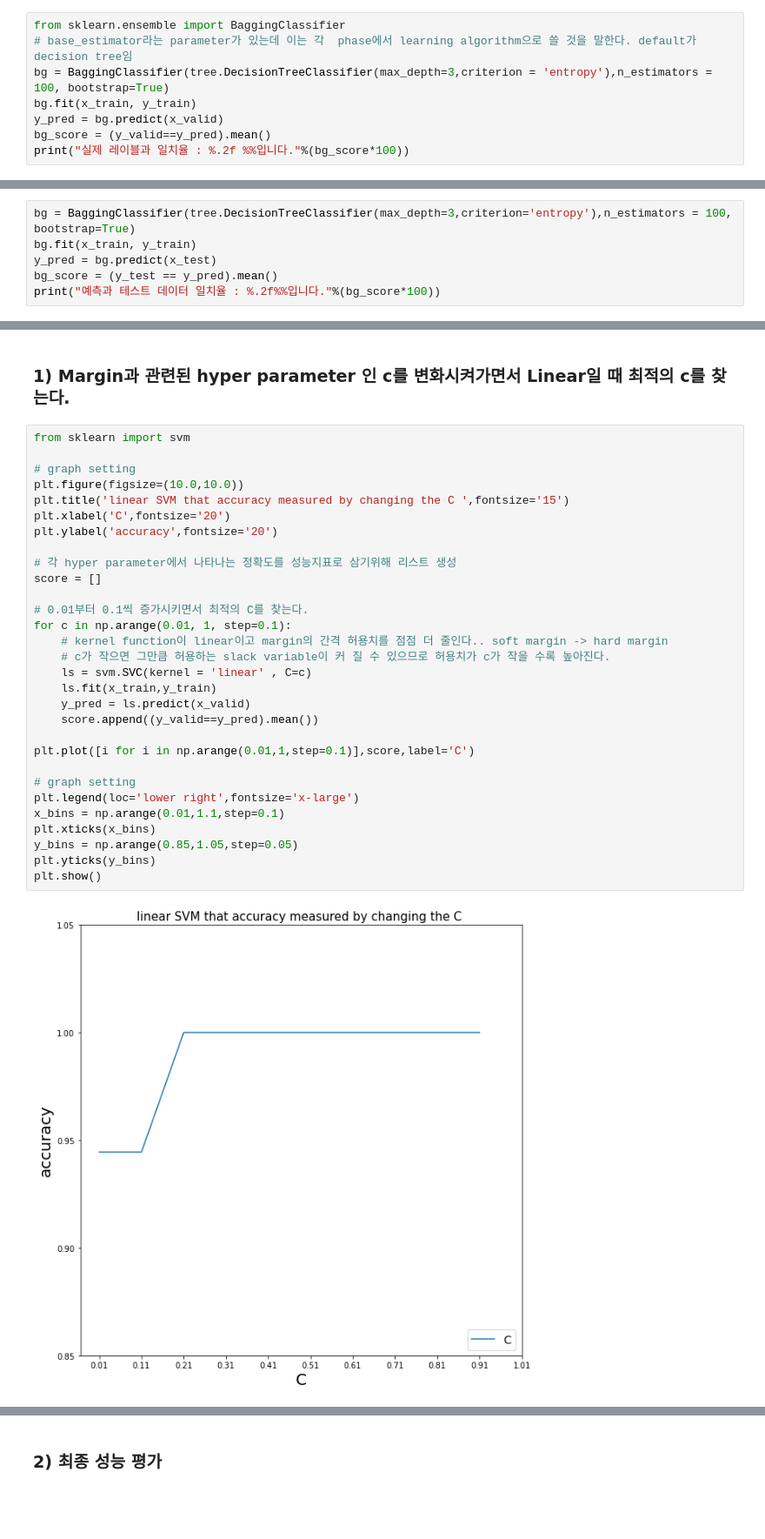
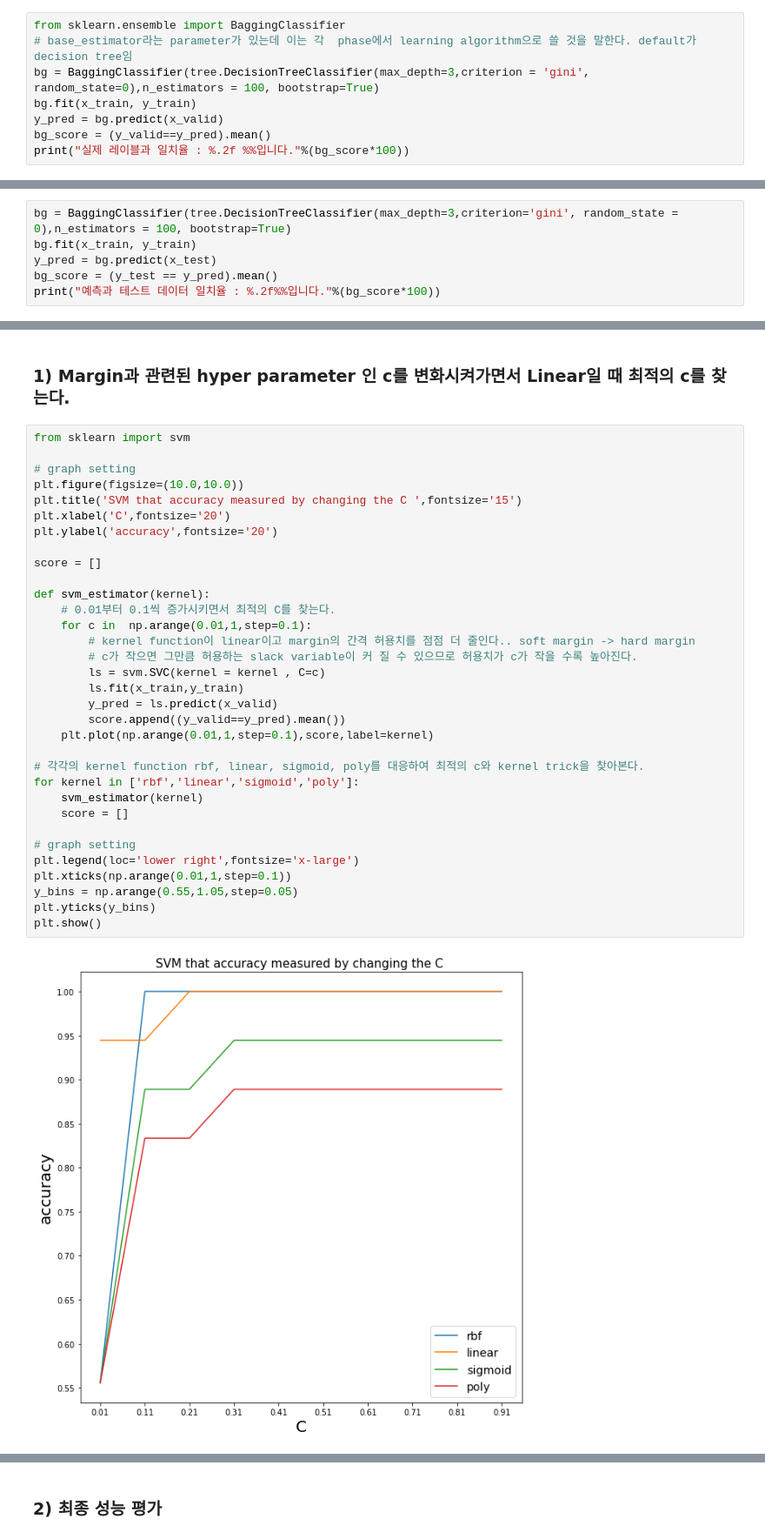
Before and after one commit to UmmAreYouDeveloper/Python-for-ML, a Jupyter notebook: assingment_3/homework4.ipynb, the cells around one changed output, grey strips where cells are left out. Shown at 87% size. Drawn from its saved outputs; the diff is of its cells as text; blank space fills up the shorter version.

```diff
--- a/assingment_3/homework4.ipynb
+++ b/assingment_3/homework4.ipynb
@@ -281,7 +275,7 @@ x_valid, x_test, y_valid, y_test = train_test_split(x_test, y_test, test_size =
 # %%
 from sklearn.ensemble import BaggingClassifier
 # base_estimator라는 parameter가 있는데 이는 각  phase에서 learning algorithm으로 쓸 것을 말한다. default가 decision tree임
-bg = BaggingClassifier(tree.DecisionTreeClassifier(max_depth=3,criterion = 'entropy'),n_estimators = 100, bootstrap=True)
+bg = BaggingClassifier(tree.DecisionTreeClassifier(max_depth=3,criterion = 'gini', random_state=0),n_estimators = 100, bootstrap=True)
 bg.fit(x_train, y_train)
 y_pred = bg.predict(x_valid)
 bg_score = (y_valid==y_pred).mean()
@@ -295,7 +289,7 @@ print("실제 레이블과 일치율 : %.2f %%입니다."%(bg_score*100))
 x_train = np.concatenate((x_train, x_valid), axis=0)
 y_train = np.concatenate((y_train, y_valid), axis=0)
 # %%
-bg = BaggingClassifier(tree.DecisionTreeClassifier(max_depth=3,criterion='entropy'),n_estimators = 100, bootstrap=True)
+bg = BaggingClassifier(tree.DecisionTreeClassifier(max_depth=3,criterion='gini', random_state = 0),n_estimators = 100, bootstrap=True)
 bg.fit(x_train, y_train)
 y_pred = bg.predict(x_test)
 bg_score = (y_test == y_pred).mean()
@@ -319,32 +311,35 @@ x_valid, x_test, y_valid, y_test = train_test_split(x_test, y_test, test_size =
 # %%
 from sklearn import svm
 
 # graph setting
 plt.figure(figsize=(10.0,10.0))
-plt.title('linear SVM that accuracy measured by changing the C ',fontsize='15')
+plt.title('SVM that accuracy measured by changing the C ',fontsize='15')
 plt.xlabel('C',fontsize='20')
 plt.ylabel('accuracy',fontsize='20')
 
-# 각 hyper parameter에서 나타나는 정확도를 성능지표로 삼기위해 리스트 생성
 score = []
 
-# 0.01부터 0.1씩 증가시키면서 최적의 C를 찾는다.
-for c in np.arange(0.01, 1, step=0.1):
-    # kernel function이 linear이고 margin의 간격 허용치를 점점 더 줄인다.. soft margin -> hard margin
-    # c가 작으면 그만큼 허용하는 slack variable이 커 질 수 있으므로 허용치가 c가 작을 수록 높아진다.
-    ls = svm.SVC(kernel = 'linear' , C=c)
-    ls.fit(x_train,y_train)
-    y_pred = ls.predict(x_valid)
-    score.append((y_valid==y_pred).mean())
+def svm_estimator(kernel):
+    # 0.01부터 0.1씩 증가시키면서 최적의 C를 찾는다.
+    for c in  np.arange(0.01,1,step=0.1):
+        # kernel function이 linear이고 margin의 간격 허용치를 점점 더 줄인다.. soft margin -> hard margin
+        # c가 작으면 그만큼 허용하는 slack variable이 커 질 수 있으므로 허용치가 c가 작을 수록 높아진다.
+        ls = svm.SVC(kernel = kernel , C=c)
+        ls.fit(x_train,y_train)
+        y_pred = ls.predict(x_valid)
+        score.append((y_valid==y_pred).mean())
+    plt.plot(np.arange(0.01,1,step=0.1),score,label=kernel)
 
-plt.plot([i for i in np.arange(0.01,1,step=0.1)],score,label='C')
+# 각각의 kernel function rbf, linear, sigmoid, poly를 대응하여 최적의 c와 kernel trick을 찾아본다.
+for kernel in ['rbf','linear','sigmoid','poly']:
+    svm_estimator(kernel)
+    score = []
 
 # graph setting
 plt.legend(loc='lower right',fontsize='x-large')
-x_bins = np.arange(0.01,1.1,step=0.1)
-plt.xticks(x_bins)
-y_bins = np.arange(0.85,1.05,step=0.05)
+plt.xticks(np.arange(0.01,1,step=0.1))
+y_bins = np.arange(0.55,1.05,step=0.05)
 plt.yticks(y_bins)
 plt.show()
 # %% [output]
-[figure, old version]
+[figure, new version]
```
Also changed, not shown: parts of 25 cells of this notebook, 1 other file.
